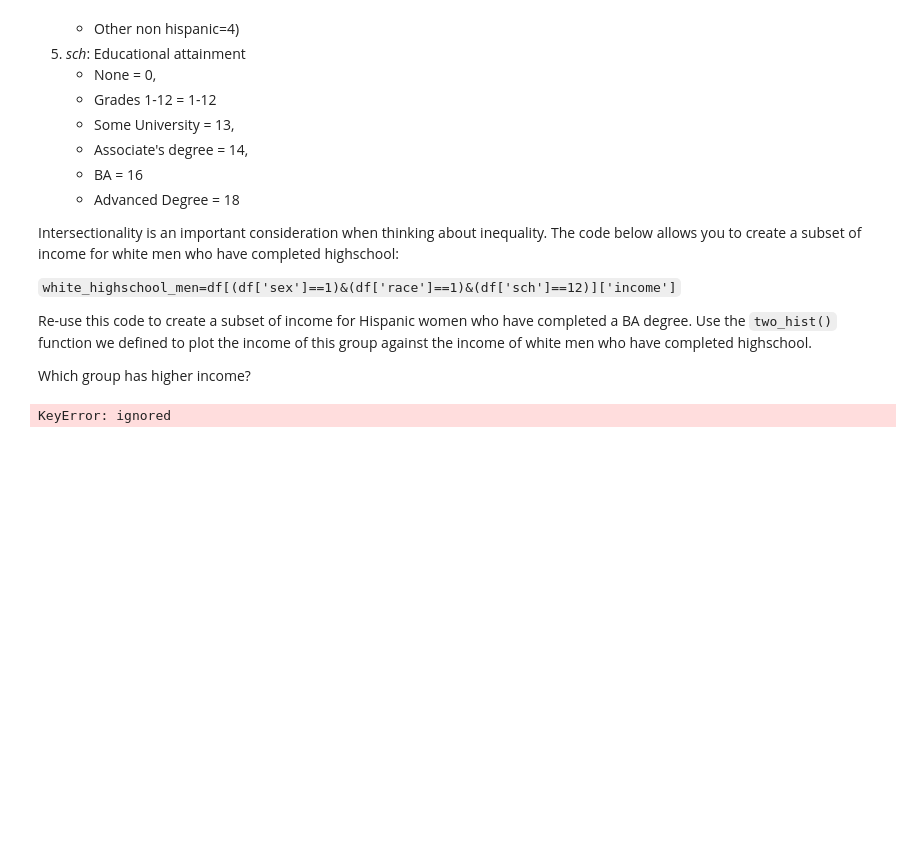
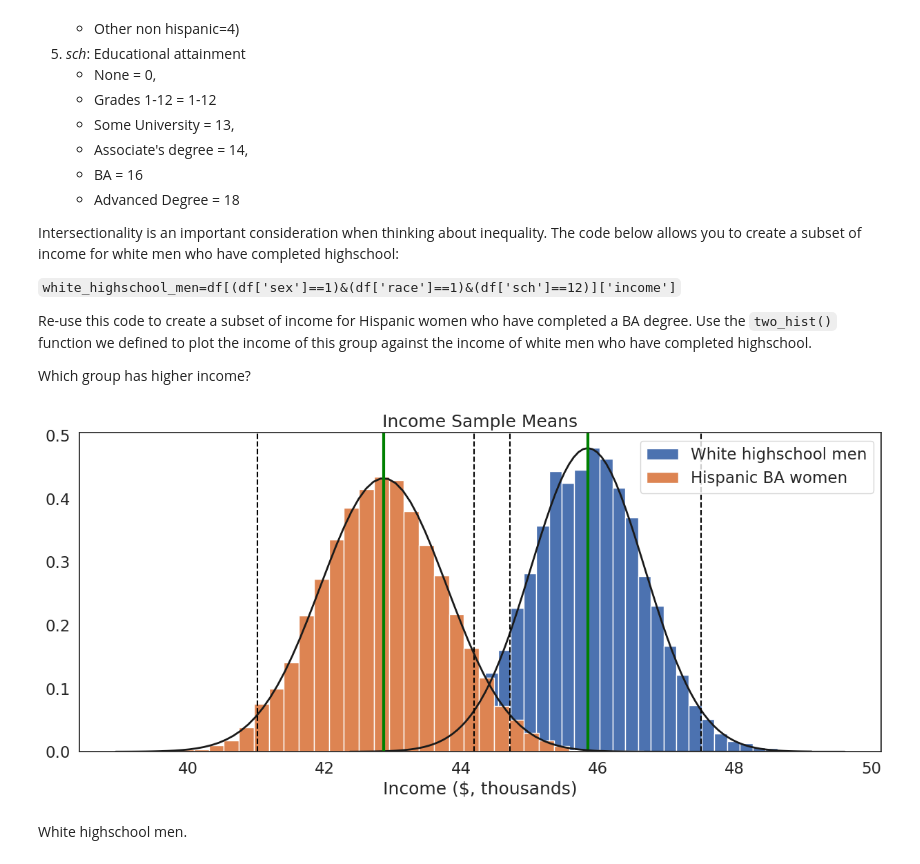
Before and after one commit to EurusNygblepot/QM2, a Jupyter notebook: notebooks/W05. Distributions and Basic Statistics.ipynb, the cells around one changed output. Cells and saved outputs as stored; diff of their text form; code cells hidden in the pictures; blank space fills up the shorter version.

```diff
--- a/notebooks/W05. Distributions and Basic Statistics.ipynb
+++ b/notebooks/W05. Distributions and Basic Statistics.ipynb
@@ -523,53 +523,12 @@ Intersectionality is an important consideration when thinking about inequality.
 Re-use this code to create a subset of income for Hispanic women who have completed a BA degree. Use the `two_hist()` function we defined to plot the income of this group against the income of white men who have completed highschool.
 
 Which group has higher income?
-# %%
-df=pd.read_csv('./data/wk7/cps.csv')
-df.head()
-
-
-white_highschool_men=df[(df['sex']==1)&(df['race']==1)&(df['sch']==12)]['income']
-hispanic_BA_women=df[(df['sex']==2)&(df['race']==3)&(df['sch']==16)]['income']
-
-
-
-
-
-def two_hist(groups,group_labs,xlab, title): # define a function called two_hist that takes a list of groups, a list of group labels, an x-axis label, and a title as arguments
-
-		plt.figure(figsize=(15,6)) # set the figure size
-
-		it=-1 # create a counter variable called "it" and set it equal to -1
-		for var in groups: # loop through each group in the list of groups
-			it+=1 # increase the iterator by 1
-			sample_size=1000 # set the sample size equal to 1000
-			sample_means=[] # create an empty list to store sample means
-			iterations=10000 # set the number of iterations equal to 10,000
-
-			for i in range(0,iterations): # loop through the number of iterations
-				sample=var.sample(sample_size, replace=True) # draw a sample of the size specified by the "sample_size" parameter
-				sample_mean=sample.mean() # calculate the mean of the sample
-				sample_means.append(sample_mean) # append the sample mean to the list of sample means
-
-			plt.hist(sample_means, bins=int(iterations/300),edgecolor='white',density=True, label=group_labs[it])  # plot a histogram of the sample means
-			mu, se = norm.fit(sample_means) # fit a normal distribution to the data
-			xmin, xmax = plt.xlim() # set the x-axis limits
-			x = np.linspace(xmin, xmax, 100) # create a range of values from the minimum to the maximum x-axis value
-			p = norm.pdf(x, mu, se) # calculate the probability density function for the normal distribution
-
-			plt.plot(x, p, 'k', linewidth=2) # plot the normal distribution
-			plt.xlabel(xlab) # add an x-axis label
-			plt.title(title) # add a title
-			plt.axvline(var.mean(), color='green', linestyle='solid', linewidth=3) # add a vertical line at the mean of the variable
-			plt.axvline(mu-se*2, color='black', linestyle='dashed', linewidth=1.5)
-			plt.axvline(mu+se*2, color='black', linestyle='dashed', linewidth=1.5)
-			plt.legend() # add a legend
-
-		plt.show()  # show the plot
-
-
-
-
-two_hist([men,women],['Men','Women'],'Income ($, thousands)', "Income Sample Means")
-# %% [output]
-KeyError: ignored
+# %%
+white_highschool_men=df[(df['sex']==1)&(df['race']==1)&(df['sch']==12)]['income']
+hispanic_BA_women=df[(df['sex']==2)&(df['race']==3)&(df['sch']==16)]['income']
+
+two_hist([white_highschool_men,hispanic_BA_women],['White highschool men','Hispanic BA women'],'Income ($, thousands)', "Income Sample Means")
+# %% [output]
+[figure, added]
+# %% [markdown]
+White highschool men.
```
Also changed, not shown: parts of 6 cells of this notebook.
